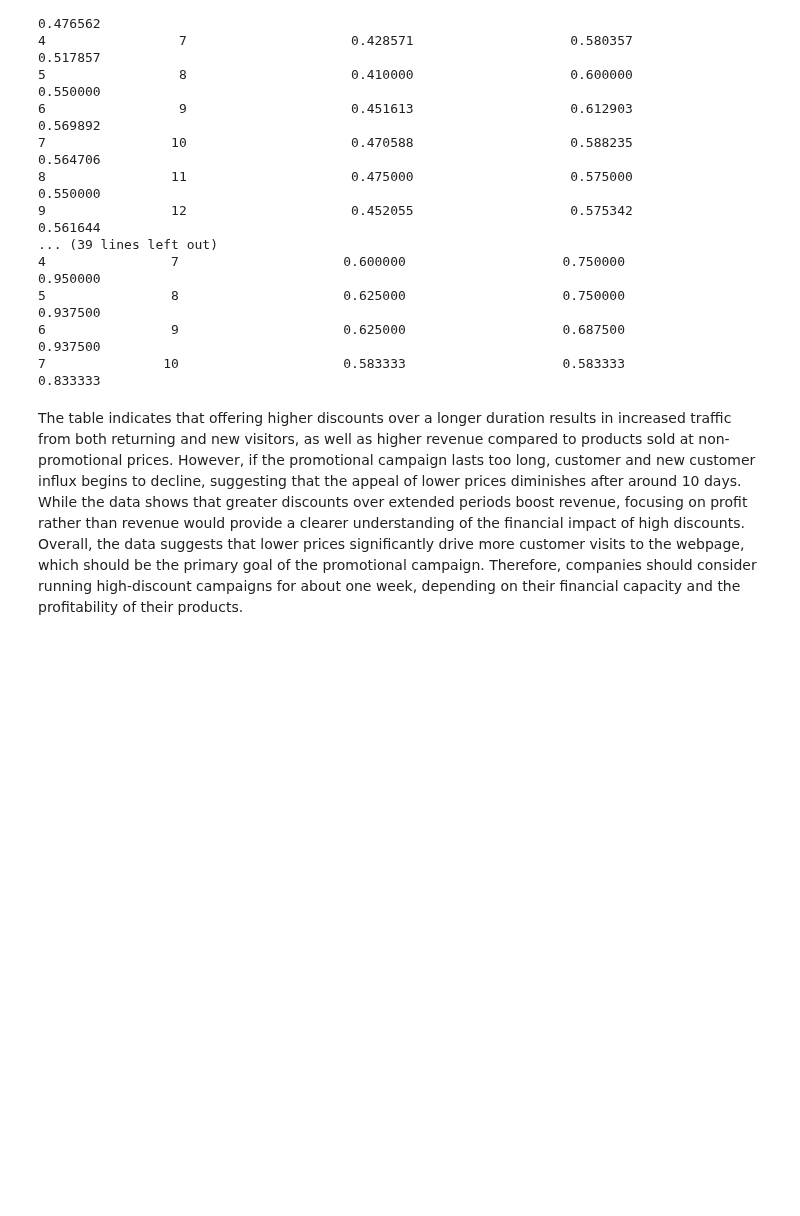
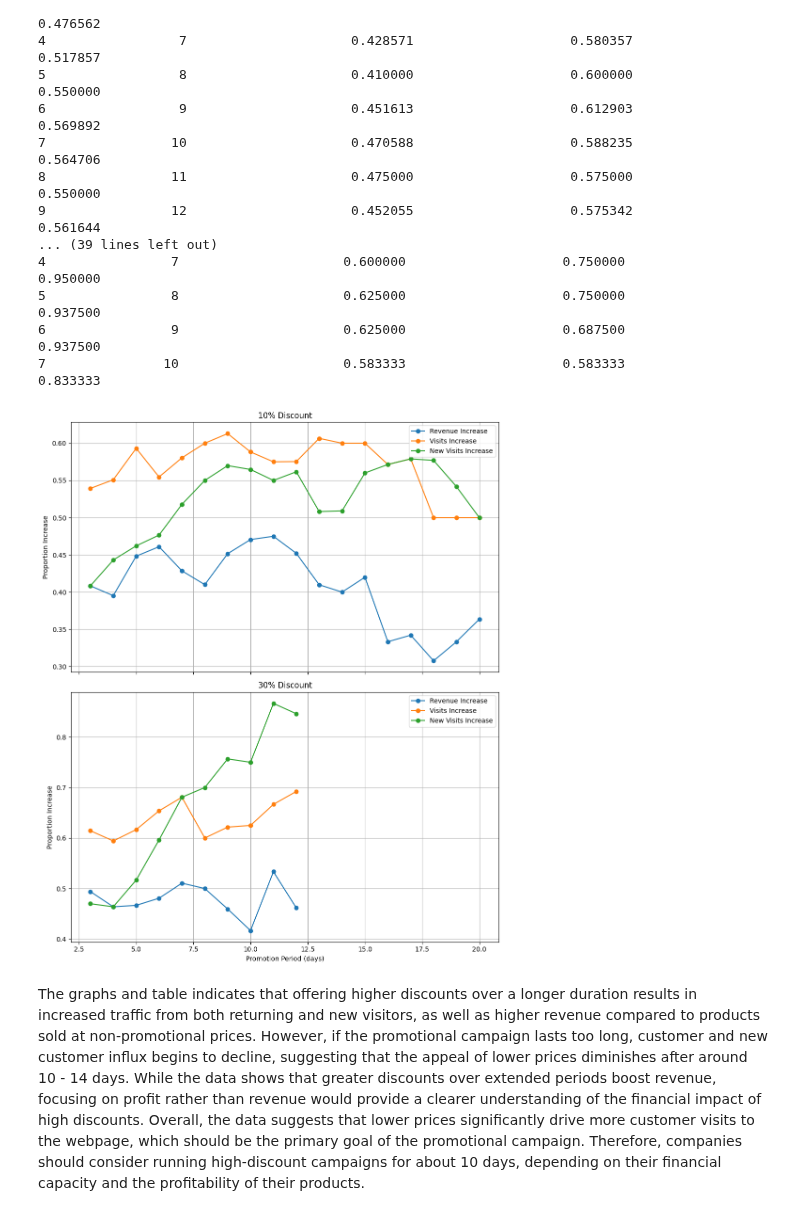
Before and after one commit to woobrandon/DSA3101-Potato-Wedges, a Jupyter notebook: SubgroupA/GoogleAnalyticsAnalysis.ipynb, the cells around one changed output. Saved outputs shown, nothing was run; the diff lists cells and outputs as text; code cells hidden in the pictures; blank space fills up the shorter version.

Commit message:
updated the promotional campaign portion

```diff
--- a/SubgroupA/GoogleAnalyticsAnalysis.ipynb
+++ b/SubgroupA/GoogleAnalyticsAnalysis.ipynb
@@ -1789,7 +1789,7 @@ result_df
 # %%
 # Table for increasing discount rates and promotional duration to determine its relation with revenue and new visitors
 test_df = result_df
-product_info = test_df.groupby("product_name")["price"].median().reset_index()
+product_info = test_df.groupby("product_name")[["price", "revenue", "visits", "new_visits"]].median().reset_index()
 product_price = product_info.set_index("product_name")["price"]
 
 test_df["promotion"] = False
@@ -1855,5 +1855,81 @@ for i in range(1, 5):
 5                8                     0.625000                    0.750000                        0.937500
 6                9                     0.625000                    0.687500                        0.937500
 7               10                     0.583333                    0.583333                        0.833333
+# %%
+fig, axs = plt.subplots(2, 1, figsize=(10, 12), sharex=True)
+
+# Function to plot discount data
+def plot_discount_data(discount_df, discount_rate, ax):
+    ax.plot(discount_df["period(in days)"], discount_df["proportion revenue increase"], label="Revenue Increase", marker='o')
+    ax.plot(discount_df["period(in days)"], discount_df["proportion visits increase"], label="Visits Increase", marker='o')
+    ax.plot(discount_df["period(in days)"], discount_df["proportion new visits increase"], label="New Visits Increase", marker='o')
+
+    ax.set_title(f"{discount_rate}% Discount")
+    ax.set_ylabel("Proportion Increase")
+    ax.legend(loc="upper right")
+    ax.grid()
+
+# For 10% discount plot
+discount_data_10 = []
+for y in range(3, 21):
+    df = test_df.groupby(["product_name", "date"]).agg({"price": "mean", "revenue": "sum", "new_visits": "sum", "visits": "sum"}).reset_index()
+    df["discount"] = df.apply(discount, axis=1, args=(10,))
+    df['promotional_campaign'] = ((df['discount'] != df['discount'].shift()) & (df['product_name'] == df['product_name'].shift())).cumsum()
+    df['consecutive_discount'] = df.groupby(['product_name', 'promotional_campaign'])['discount'].cumsum()
+    promotional_campaign = df[df["consecutive_discount"] >= y][["promotional_campaign"]].drop_duplicates()["promotional_campaign"].tolist()
+    df["promotion"] = df["promotional_campaign"].isin(promotional_campaign)
+
+    df = df.groupby(["promotion", "product_name"]).agg({"revenue": "mean", "new_visits": "mean", "visits": "mean"}).reset_index()
+    duplicated_products = df[df["product_name"].duplicated()]["product_name"].tolist()
+    df = df[df["product_name"].isin(duplicated_products)]
+    df = df.pivot(values=["revenue", "new_visits", "visits"], index=["product_name"], columns=["promotion"]).reset_index()
+    if len(df.index) > 10:
+        df["revenue increase"] = df["revenue"][True] > df["revenue"][False]
+        df["visits increase"] = df["visits"][True] > df["visits"][False]
+        df["new visits increase"] = df["new_visits"][True] > df["new_visits"][False]
+        discount_data_10.append({
+            "period(in days)": y,
+            "proportion revenue increase": sum(df["revenue increase"])/len(df),
+            "proportion visits increase": sum(df["visits increase"])/len(df),
+            "proportion new visits increase": sum(df["new visits increase"])/len(df)
+        })
+
+discount_df_10 = pd.DataFrame(discount_data_10)
+plot_discount_data(discount_df_10, 10, axs[0])
+
+# For 30% discount plot
+discount_data_30 = []
+for y in range(3, 21):
+    df = test_df.groupby(["product_name", "date"]).agg({"price": "mean", "revenue": "sum", "new_visits": "sum", "visits": "sum"}).reset_index()
+    df["discount"] = df.apply(discount, axis=1, args=(30,))
+    df['promotional_campaign'] = ((df['discount'] != df['discount'].shift()) & (df['product_name'] == df['product_name'].shift())).cumsum()
+    df['consecutive_discount'] = df.groupby(['product_name', 'promotional_campaign'])['discount'].cumsum()
+    promotional_campaign = df[df["consecutive_discount"] >= y][["promotional_campaign"]].drop_duplicates()["promotional_campaign"].tolist()
+    df["promotion"] = df["promotional_campaign"].isin(promotional_campaign)
+
+    df = df.groupby(["promotion", "product_name"]).agg({"revenue": "mean", "new_visits": "mean", "visits": "mean"}).reset_index()
+    duplicated_products = df[df["product_name"].duplicated()]["product_name"].tolist()
+    df = df[df["product_name"].isin(duplicated_products)]
+    df = df.pivot(values=["revenue", "new_visits", "visits"], index=["product_name"], columns=["promotion"]).reset_index()
+    if len(df.index) > 10:
+        df["revenue increase"] = df["revenue"][True] > df["revenue"][False]
+        df["visits increase"] = df["visits"][True] > df["visits"][False]
+        df["new visits increase"] = df["new_visits"][True] > df["new_visits"][False]
+        discount_data_30.append({
+            "period(in days)": y,
+            "proportion revenue increase": sum(df["revenue increase"])/len(df),
+            "proportion visits increase": sum(df["visits increase"])/len(df),
+            "proportion new visits increase": sum(df["new visits increase"])/len(df)
+        })
+
+discount_data_30 = pd.DataFrame(discount_data_30)
+plot_discount_data(discount_data_30, 30, axs[1])
+
+# Shared xlabel
+axs[1].set_xlabel("Promotion Period (days)")
+plt.tight_layout()
+plt.show()
+# %% [output]
+[figure, added]
 # %% [markdown]
-The table indicates that offering higher discounts over a longer duration results in increased traffic from both returning and new visitors, as well as higher revenue compared to products sold at non-promotional prices. However, if the promotional campaign lasts too long, customer and new customer influx begins to decline, suggesting that the appeal of lower prices diminishes after around 10 days. While the data shows that greater discounts over extended periods boost revenue, focusing on profit rather than revenue would provide a clearer understanding of the financial impact of high discounts. Overall, the data suggests that lower prices significantly drive more customer visits to the webpage, which should be the primary goal of the promotional campaign. Therefore, companies should consider running high-discount campaigns for about one week, depending on their financial capacity and the profitability of their products.
+The graphs and table indicates that offering higher discounts over a longer duration results in increased traffic from both returning and new visitors, as well as higher revenue compared to products sold at non-promotional prices. However, if the promotional campaign lasts too long, customer and new customer influx begins to decline, suggesting that the appeal of lower prices diminishes after around 10 - 14 days. While the data shows that greater discounts over extended periods boost revenue, focusing on profit rather than revenue would provide a clearer understanding of the financial impact of high discounts. Overall, the data suggests that lower prices significantly drive more customer visits to the webpage, which should be the primary goal of the promotional campaign. Therefore, companies should consider running high-discount campaigns for about 10 days, depending on their financial capacity and the profitability of their products.
```
